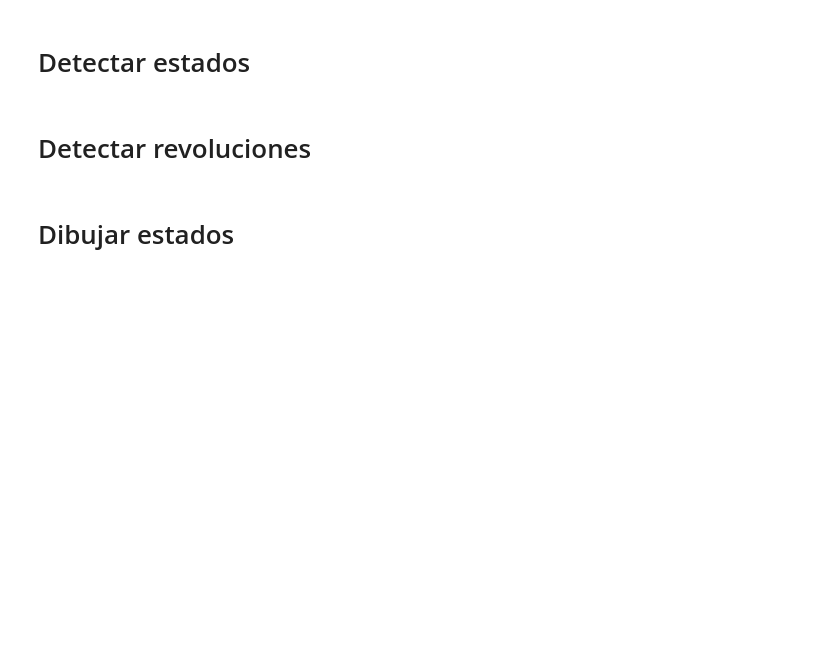
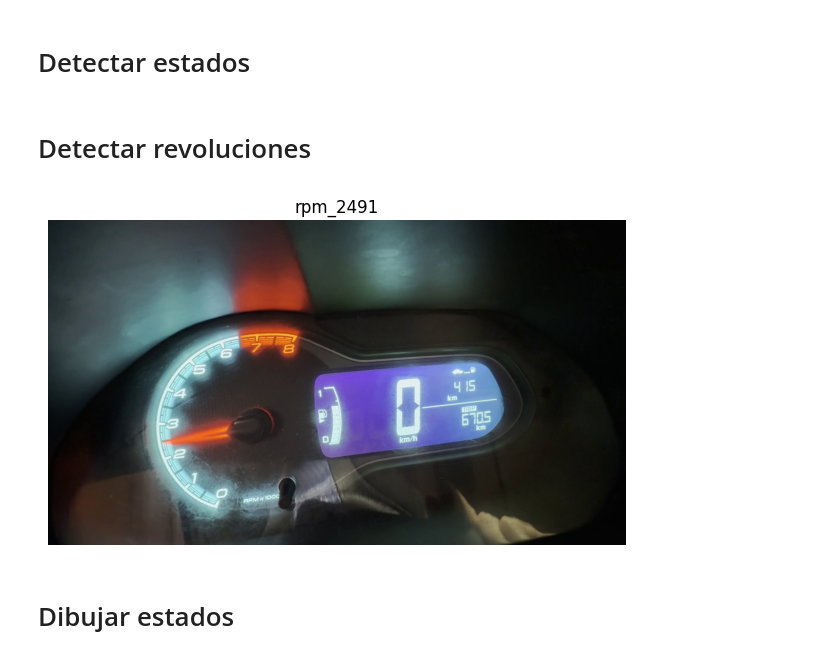
Before and after one commit to bartolomeoadrian/computer-vision, a Jupyter notebook: final.ipynb, the cells around one changed output. Drawn from its saved outputs; the diff is of its cells as text; code cells hidden in the pictures; blank space fills up the shorter version.

```diff
--- a/final.ipynb
+++ b/final.ipynb
@@ -142,5 +153,50 @@ def high_beams_on(frame, threshold=0.02):
     return ratio > threshold
 # %% [markdown]
 # Detectar revoluciones
+# %%
+def red_mask_rgb(section):
+    R = section[:, :, 0]
+    G = section[:, :, 1]
+    B = section[:, :, 2]
+
+    return (R > 150) & (G < 80) & (B < 80)
+
+def needle_angle_deg(frame):
+    x1, y1, x2, y2 = SPEEDO_METER
+    cx, cy = NEEDLE_CENTER
+
+    section = frame[y1:y2, x1:x2]
+    mask = red_mask_rgb(section)
+
+    ys, xs = np.where(mask)
+    if xs.size == 0:
+        return 0
+
+    xs_abs = xs + x1
+    ys_abs = ys + y1
+
+    dx = xs_abs - cx
+    dy = cy - ys_abs
+
+    idx = np.argmax(dx*dx + dy*dy)
+
+    angle_deg = math.degrees(math.atan2(dy[idx], dx[idx]))
+
+    return (angle_deg + 360) % 360
+
+def calculate_rpm(frame):
+    angle = needle_angle_deg(frame)
+    initial_angle = 240
+
+    if angle > initial_angle:
+        return 0
+
+    return round(((initial_angle - angle) / 20) * 1000)
+
+rpm = calculate_rpm(speed_frame_rgb)
+
+show_images([(f"rpm_{rpm}", speed_frame_rgb)])
+# %% [output]
+[figure, added]
 # %% [markdown]
 # Dibujar estados
```
Also changed, not shown: parts of 7 cells of this notebook.
